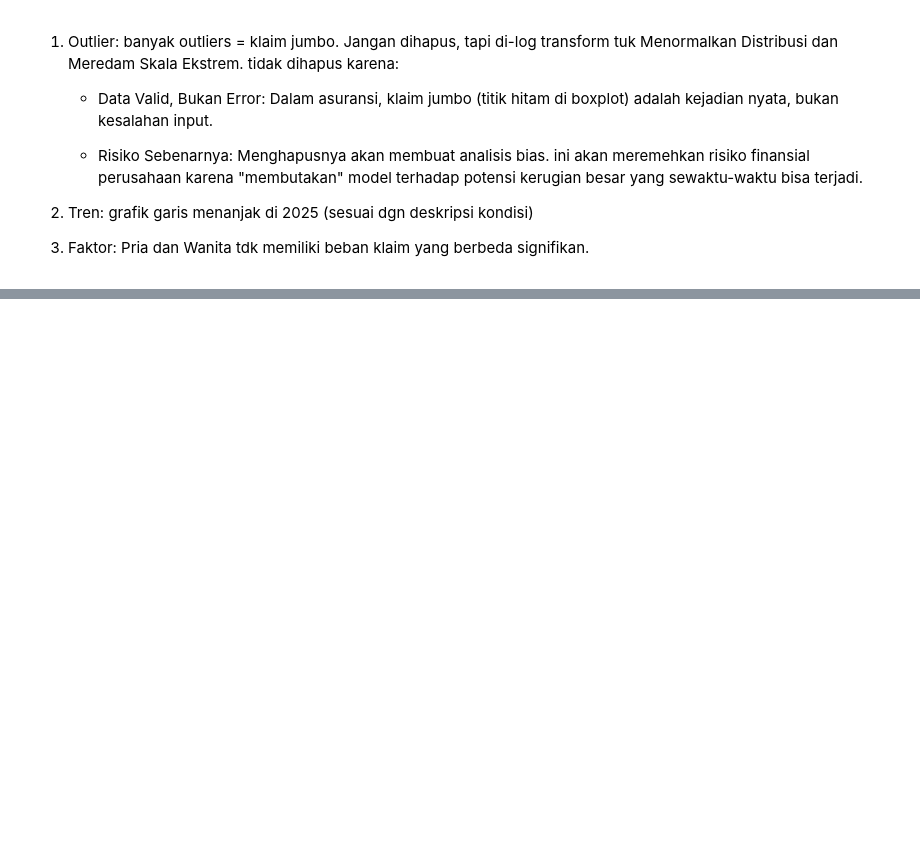
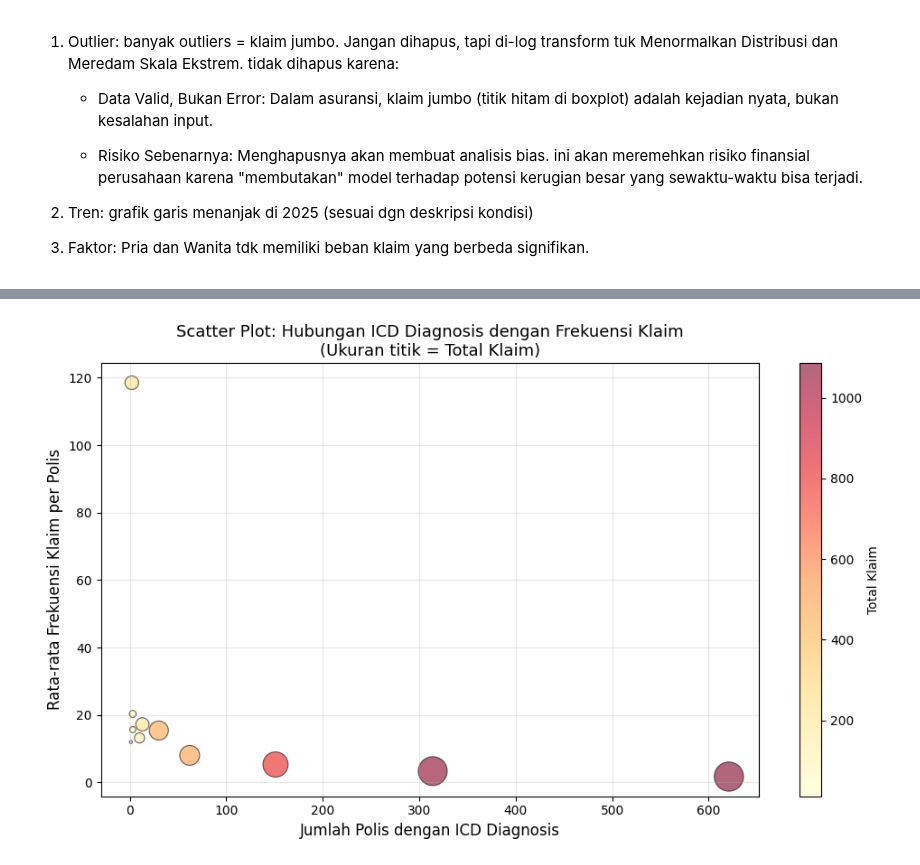
Before and after one commit to danwoy21/data-science-competition, a Jupyter notebook: main.ipynb, the cells around one changed output, grey strips where cells are left out. Saved outputs shown, nothing was run; the diff lists cells and outputs as text; code cells hidden in the pictures; blank space fills up the shorter version.

```diff
--- a/main.ipynb
+++ b/main.ipynb
@@ -335,0 +487,31 @@ df_final['Kategori_Usia'] = pd.cut(df_final['Usia'], bins=[0, 18, 60, 100], labe
+# %%
+# VISUALISASI: Scatter Plot ICD Diagnosis vs Frekuensi Klaim
+
+# Buat dataframe untuk visualisasi scatter plot ICD
+icd_frequency_stats = freq_per_polis.groupby('Jumlah_ICD_Unik').agg(
+    Rata_Rata_Frekuensi = ('Frekuensi', 'mean'),
+    Jumlah_Polis = ('Nomor Polis', 'count'),
+    Total_Klaim = ('Frekuensi', 'sum')
+).reset_index()
+
+# Scatter Plot: Jumlah Polis vs Rata-rata Frekuensi Klaim
+plt.figure(figsize=(10, 6))
+plt.scatter(icd_frequency_stats['Jumlah_Polis'],
+           icd_frequency_stats['Rata_Rata_Frekuensi'],
+           s=icd_frequency_stats['Total_Klaim']/2,
+           alpha=0.6,
+           c=icd_frequency_stats['Total_Klaim'],
+           cmap='YlOrRd',
+           edgecolors='black',
+           linewidth=0.8)
+
+plt.xlabel('Jumlah Polis dengan ICD Diagnosis', fontsize=12)
+plt.ylabel('Rata-rata Frekuensi Klaim per Polis', fontsize=12)
+plt.title('Scatter Plot: Hubungan ICD Diagnosis dengan Frekuensi Klaim\n(Ukuran titik = Total Klaim)',
+          fontsize=13)
+plt.colorbar(label='Total Klaim')
+plt.grid(True, alpha=0.3)
+plt.tight_layout()
+plt.show()
+# %% [output]
+[figure, added]
```
Also changed, not shown: parts of 30 cells of this notebook.
